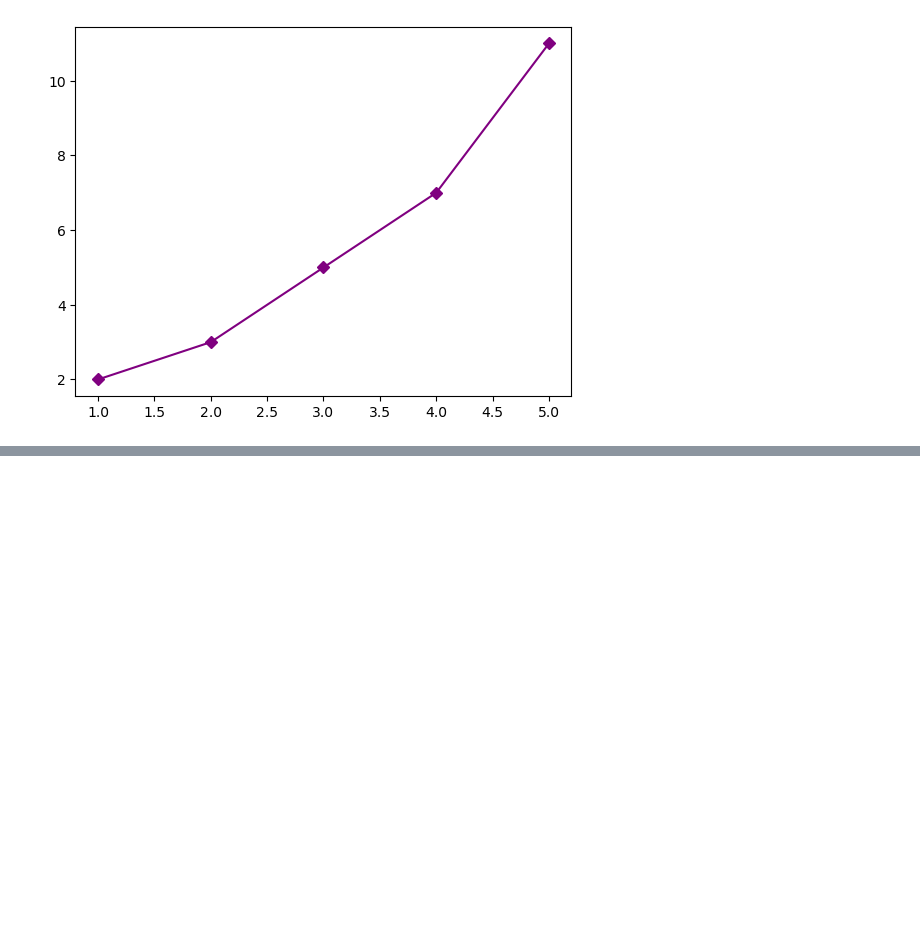
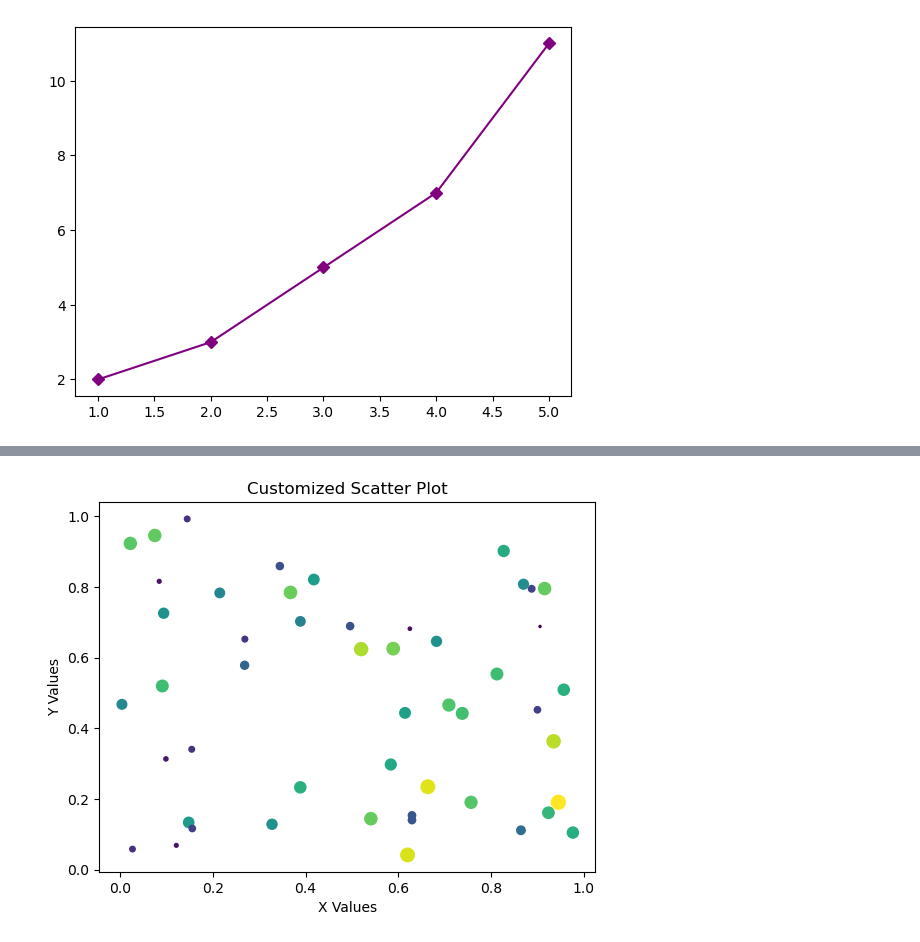
Before and after one commit to anchan-hm/DataAnalytics-2026, a Jupyter notebook: week-07/Ex3A_Plotting_Data.ipynb, the cells around one changed output, grey strips where cells are left out. Cells and saved outputs as stored; diff of their text form; code cells hidden in the pictures; blank space fills up the shorter version.

```diff
--- a/week-07/Ex3A_Plotting_Data.ipynb
+++ b/week-07/Ex3A_Plotting_Data.ipynb
@@ -58,0 +94,14 @@ plt.show() #displaying output
+# %%
+#creating random sized markers
+sizes = np.random.rand(50)*100
+
+#customizing scatter plot with sizes & colormap
+plt.scatter(x,y,s=sizes,c=sizes,cmap='viridis')
+
+#adding title and labels
+plt.title("Customized Scatter Plot")
+plt.xlabel("X Values")
+plt.ylabel("Y Values")
+plt.show() #dispalying output
+# %% [output]
+[figure, added]
```
Also changed, not shown: parts of 8 cells of this notebook.
